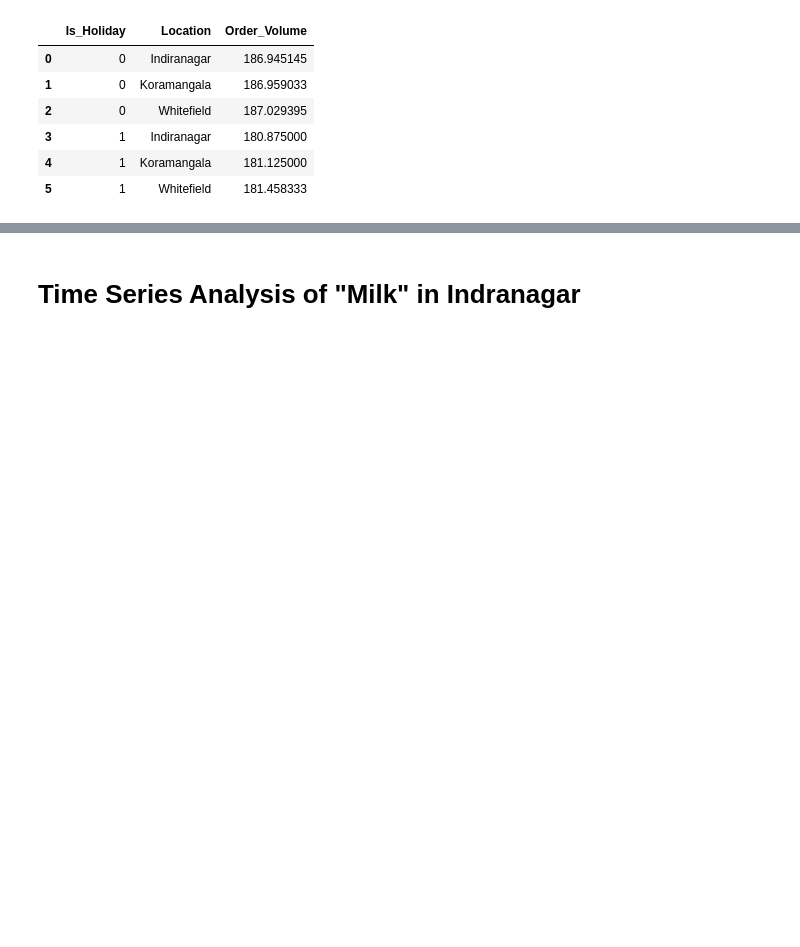
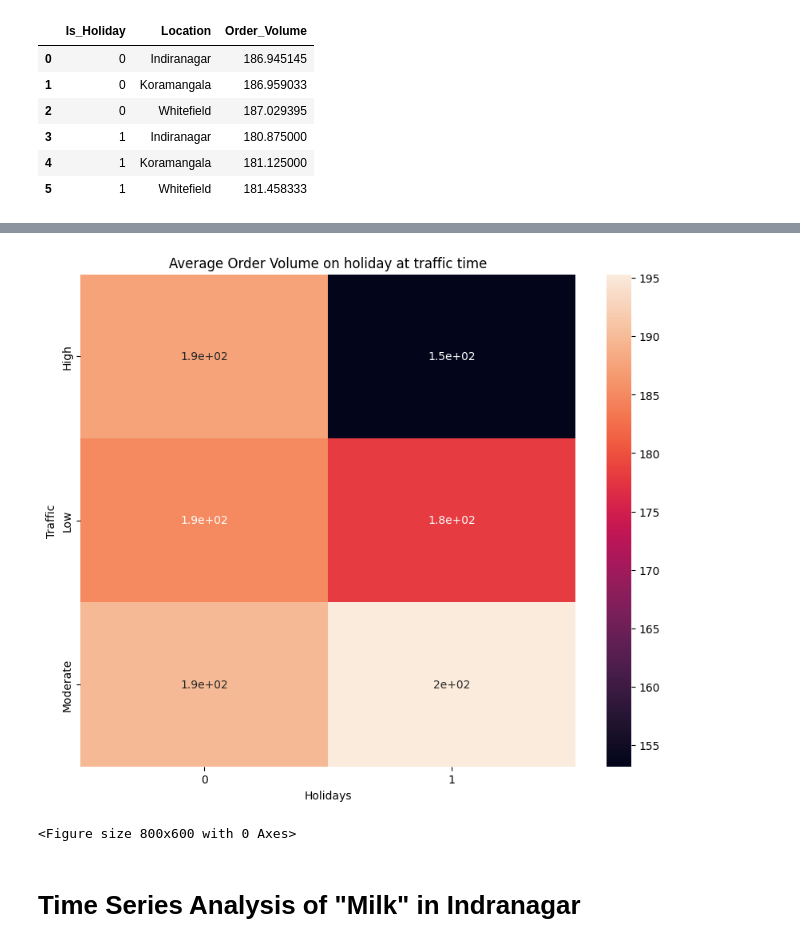
Before and after one commit to rahul8879/swiggy_demand_modelling, a Jupyter notebook: notebooks/analysis.ipynb, the cells around one changed output, grey strips where cells are left out. Saved outputs shown, nothing was run; the diff lists cells and outputs as text; code cells hidden in the pictures; blank space fills up the shorter version.

```diff
--- a/notebooks/analysis.ipynb
+++ b/notebooks/analysis.ipynb
@@ -224,3 +268,21 @@ fig.show()
+# %%
+pivot_data=analysis_data.pivot_table(values='Order_Volume',index='Traffic',columns='Is_Holiday',aggfunc='mean')
+plt.figure(figsize=(10,8))
+sns.heatmap(pivot_data,annot=True)
+plt.title('Average Order Volume on holiday at traffic time')
+plt.xlabel('Holidays')
+plt.ylabel('Traffic')
+plt.show()
+# %% [output]
+[figure, added]
+# %%
+plt.figure(figsize=(8,6))
+fig=px.box(analysis_data,x='Weather',y='Order_Volume',color='Location',
+               title=('Order volume by weather'),
+               labels={'Weather':'Weather','Order_Volume':'Order_Volume','Location':'Location'})
+fig.show()
+# %% [output]
+<Figure size 800x600 with 0 Axes>
 # %% [markdown]
 <h1>Time Series Analysis of "Milk" in Indranagar</h1>
 # %%
```
Also changed, not shown: parts of 4 cells of this notebook.
